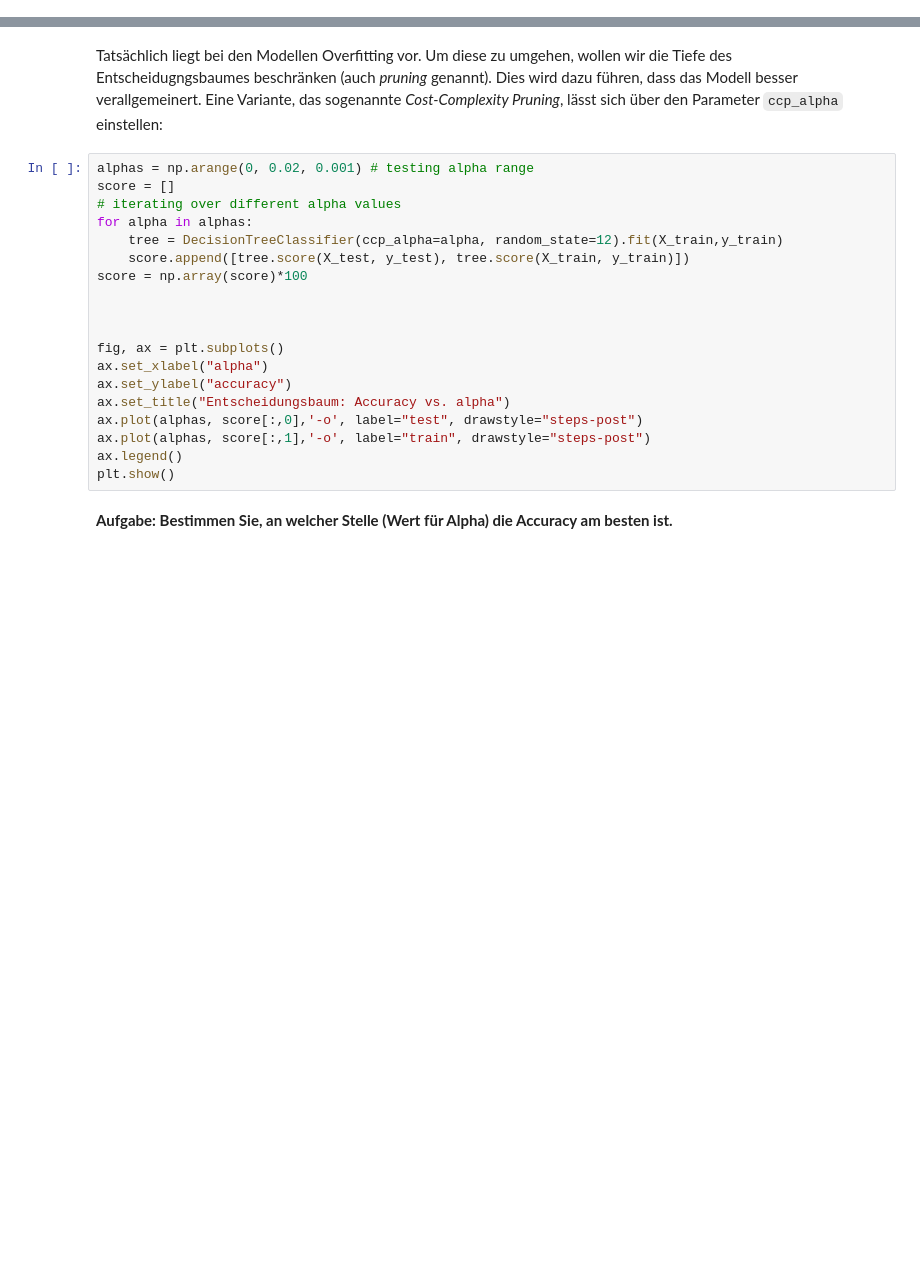
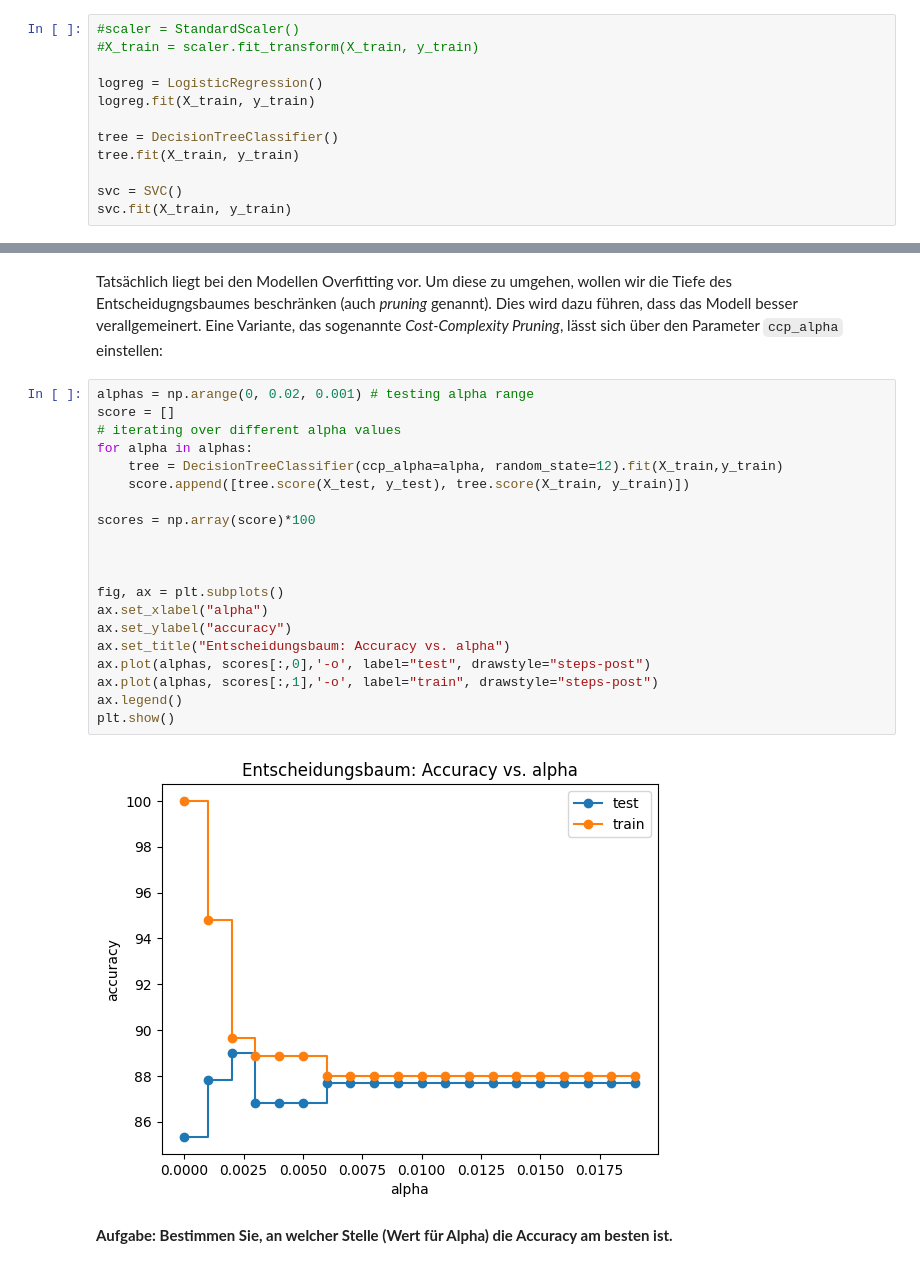
Before and after one commit to fhswf/aki-ml, a Jupyter notebook: p4/14_KlassifikationVergleich.ipynb, the cells around one changed output, grey strips where cells are left out. Drawn from its saved outputs; the diff is of its cells as text; blank space fills up the shorter version.

```diff
--- a/p4/14_KlassifikationVergleich.ipynb
+++ b/p4/14_KlassifikationVergleich.ipynb
@@ -51,0 +52,12 @@ raise NotImplementedError()
+# %%
+#scaler = StandardScaler()
+#X_train = scaler.fit_transform(X_train, y_train)
+
+logreg = LogisticRegression()
+logreg.fit(X_train, y_train)
+
+tree = DecisionTreeClassifier()
+tree.fit(X_train, y_train)
+
+svc = SVC()
+svc.fit(X_train, y_train)
@@ -103,22 +142,25 @@ Eine Variante, das sogenannte *Cost-Complexity Pruning*, lässt sich über den P
 # %%
 alphas = np.arange(0, 0.02, 0.001) # testing alpha range
 score = []
 # iterating over different alpha values
 for alpha in alphas:
     tree = DecisionTreeClassifier(ccp_alpha=alpha, random_state=12).fit(X_train,y_train)
     score.append([tree.score(X_test, y_test), tree.score(X_train, y_train)])
-score = np.array(score)*100
+
+scores = np.array(score)*100
 
 
 
 fig, ax = plt.subplots()
 ax.set_xlabel("alpha")
 ax.set_ylabel("accuracy")
 ax.set_title("Entscheidungsbaum: Accuracy vs. alpha")
-ax.plot(alphas, score[:,0],'-o', label="test", drawstyle="steps-post")
-ax.plot(alphas, score[:,1],'-o', label="train", drawstyle="steps-post")
+ax.plot(alphas, scores[:,0],'-o', label="test", drawstyle="steps-post")
+ax.plot(alphas, scores[:,1],'-o', label="train", drawstyle="steps-post")
 ax.legend()
 plt.show()
+# %% [output]
+[figure, added]
 # %% [markdown]
 **Aufgabe: Bestimmen Sie, an welcher Stelle (Wert für Alpha) die Accuracy am besten ist.**
 # %%
```
Also changed, not shown: parts of 8 cells of this notebook.
